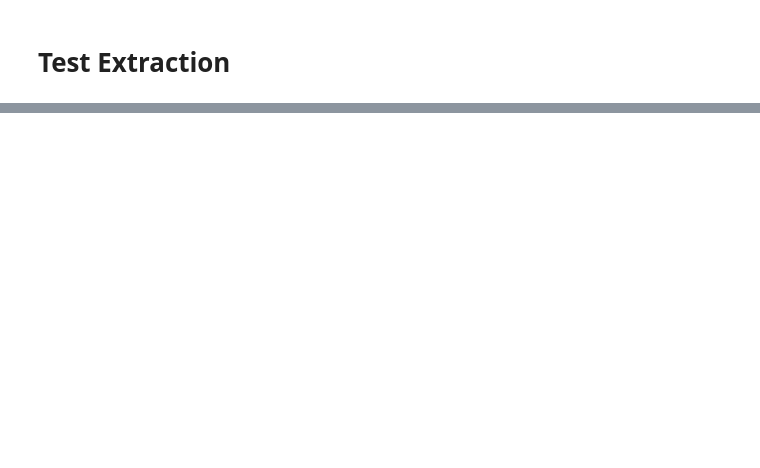
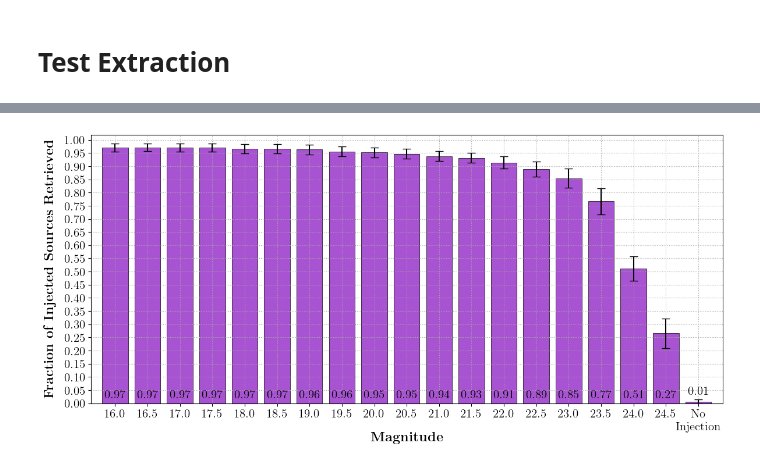
Before and after one commit to Adam-Boesky/long_transients, a Jupyter notebook: Notebooks/efficiency.ipynb, the cells around one changed output, grey strips where cells are left out. Saved outputs shown, nothing was run; the diff lists cells and outputs as text; code cells hidden in the pictures; blank space fills up the shorter version.

```diff
--- a/Notebooks/efficiency.ipynb
+++ b/Notebooks/efficiency.ipynb
@@ -240,0 +305,10 @@ for mag in np.sort(list(n_retrieved.keys())):
+# %%
+n_retrieved = {}
+for i in range(25):
+    if i % 5 == 0:
+        print(f'Iteration {i} / 25')
+    n_retrieved_it = extract()
+    for k in n_retrieved_it.keys():
+        if k not in n_retrieved:
+            n_retrieved[k] = []
+        n_retrieved[k].append(n_retrieved_it[k])
@@ -240,0 +343,3 @@ for mag in np.sort(list(n_retrieved.keys())):
+# %%
+for mag in np.sort(list(n_retrieved.keys())):
+    print(f'{mag}: {np.mean(n_retrieved[mag])} +/- {np.std(n_retrieved[mag]):.2f}')
@@ -240,0 +366,39 @@ for mag in np.sort(list(n_retrieved.keys())):
+# %%
+with open('/Users/adamboesky/Research/long_transients/Data/n_retrieved.pkl', 'wb') as f:
+    pickle.dump(n_retrieved, f)
+# %%
+with open('/Users/adamboesky/Research/long_transients/Data/n_retrieved.pkl', 'rb') as f:
+    n_retrieved = pickle.load(f)
+# %%
+# Extract data for plotting
+mags = np.sort(list(n_retrieved.keys()))
+mags = list(mags[1:]) + [mags[0]]
+means = [np.mean(n_retrieved[mag]) for mag in mags]
+stds = [np.std(n_retrieved[mag]) for mag in mags]
+mag_strs = [str(mag) for mag in mags]
+mag_strs[-1] = 'No\nInjection'
+
+# Create the bar plot
+plt.figure(figsize=(14, 6))
+bars = plt.bar(mag_strs, np.array(means) / 100, yerr=np.array(stds) / 100, capsize=5, alpha=0.7, color='#840bbf', edgecolor='black', linewidth=0.75)
+
+# Annotate the bars with actual values
+for bar, mean in zip(bars, means):
+    yval = bar.get_height()
+    plt.text(bar.get_x() + bar.get_width()/2, 0.01 if mean > 10 else 0.025, f'{mean/100:.2f}', ha='center', va='bottom', fontsize=15)
+
+plt.xlabel(r'\bf{Magnitude}', fontsize=17, labelpad=0)
+plt.ylabel(r'\bf{Fraction of Injected Sources Retrieved}', fontsize=17, labelpad=10)
+
+plt.yticks(np.arange(0, 1.01, 0.05))
+plt.xlim(-0.75, len(mags) - 0.25)
+plt.ylim(0, 1.02)
+plt.grid(True, ls=':', color='darkgray')
+
+plt.xticks(fontsize=15)
+plt.yticks(fontsize=15)
+
+plt.savefig('/Users/adamboesky/Research/long_transients/Figures/injection_efficiency.pdf', bbox_inches='tight')
+plt.show()
+# %% [output]
+[figure, added]
```
Also changed, not shown: parts of 16 cells of this notebook, 33 other files.
